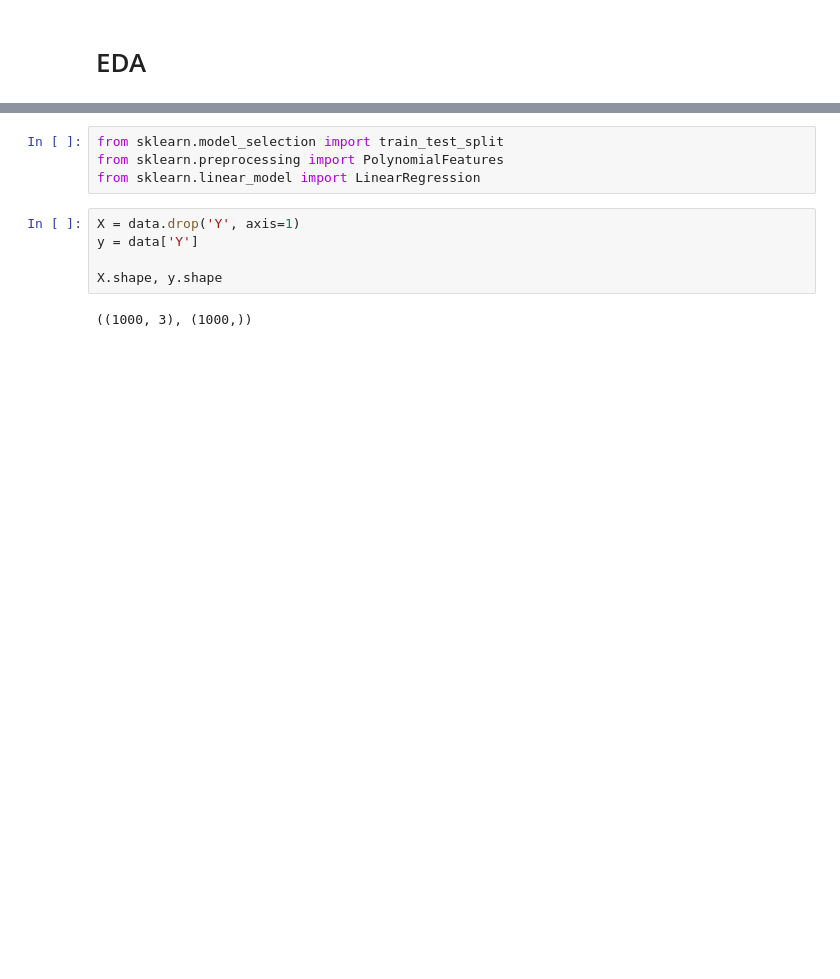
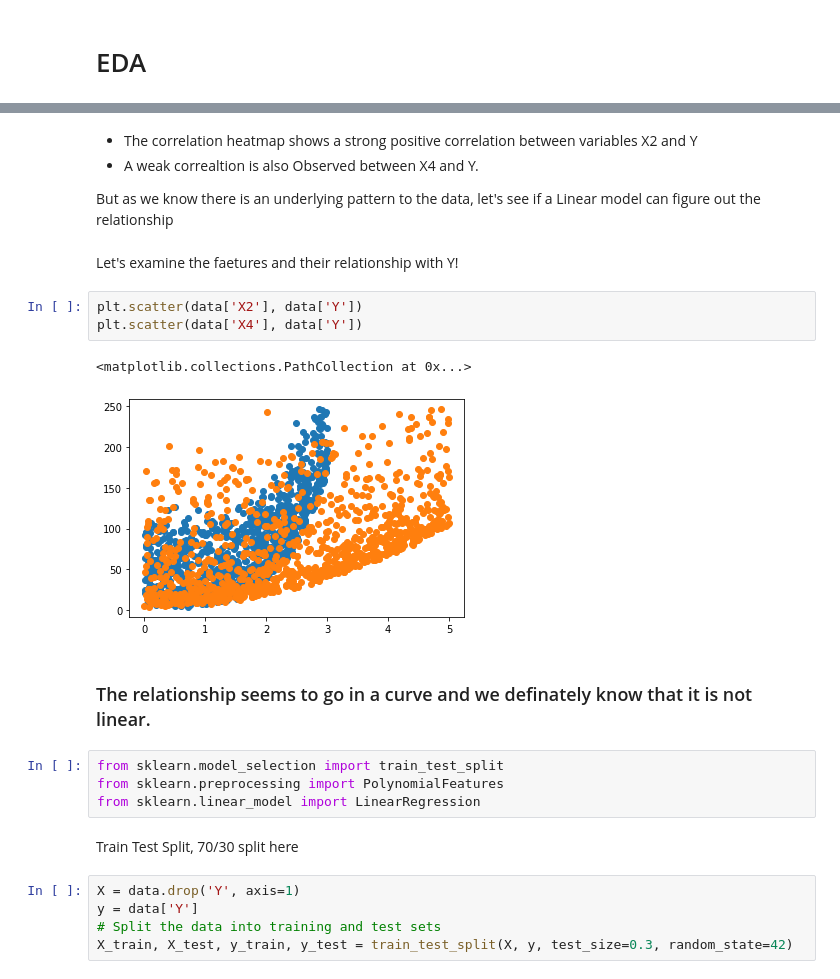
Before and after one commit to atomikkus/polynomial_regression, a Jupyter notebook: polynomial_regresion.ipynb, the cells around one changed output, grey strips where cells are left out. Saved outputs shown, nothing was run; the diff lists cells and outputs as text; blank space fills up the shorter version.

```diff
--- a/polynomial_regresion.ipynb
+++ b/polynomial_regresion.ipynb
@@ -57,11 +54,26 @@ sns.heatmap(data.corr(), cmap='coolwarm', annot=True)
+# %% [markdown]
+- The correlation heatmap shows a strong positive correlation between variables X2 and Y
+- A weak correaltion is also Observed  between X4 and Y.
+
+But as we know there is an underlying pattern to the data, let's see if a Linear model can figure out the relationship
+# %% [markdown]
+Let's examine the faetures and their relationship with Y!
+# %%
+plt.scatter(data['X2'], data['Y'])
+plt.scatter(data['X4'], data['Y'])
+# %% [output]
+<matplotlib.collections.PathCollection at 0x...>
+[figure, added]
+# %% [markdown]
+### The relationship seems to go in a curve and we definately know  that it is not linear.
 # %%
 from sklearn.model_selection import train_test_split
 from sklearn.preprocessing import PolynomialFeatures
 from sklearn.linear_model import LinearRegression
+# %% [markdown]
+Train Test Split, 70/30 split here
 # %%
 X = data.drop('Y', axis=1)
 y = data['Y']
-
-X.shape, y.shape
+# Split the data into training and test sets
+X_train, X_test, y_train, y_test = train_test_split(X, y, test_size=0.3, random_state=42)
-# %% [output]
-((1000, 3), (1000,))
```
Also changed, not shown: parts of 16 cells of this notebook.
